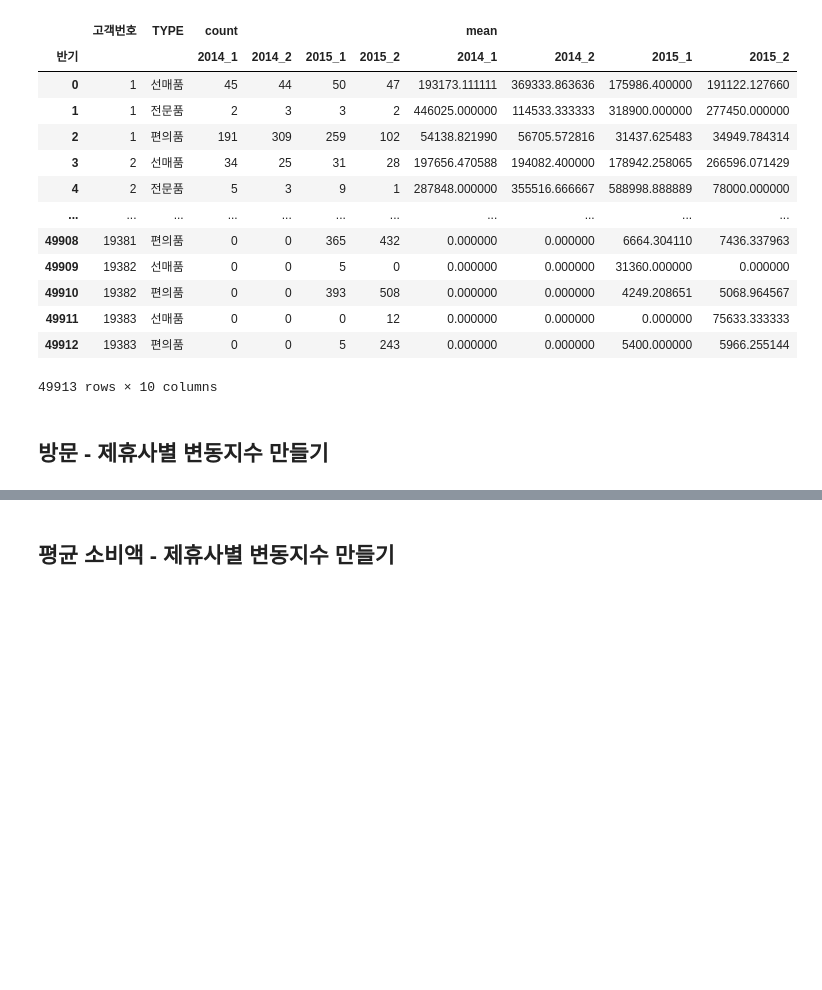
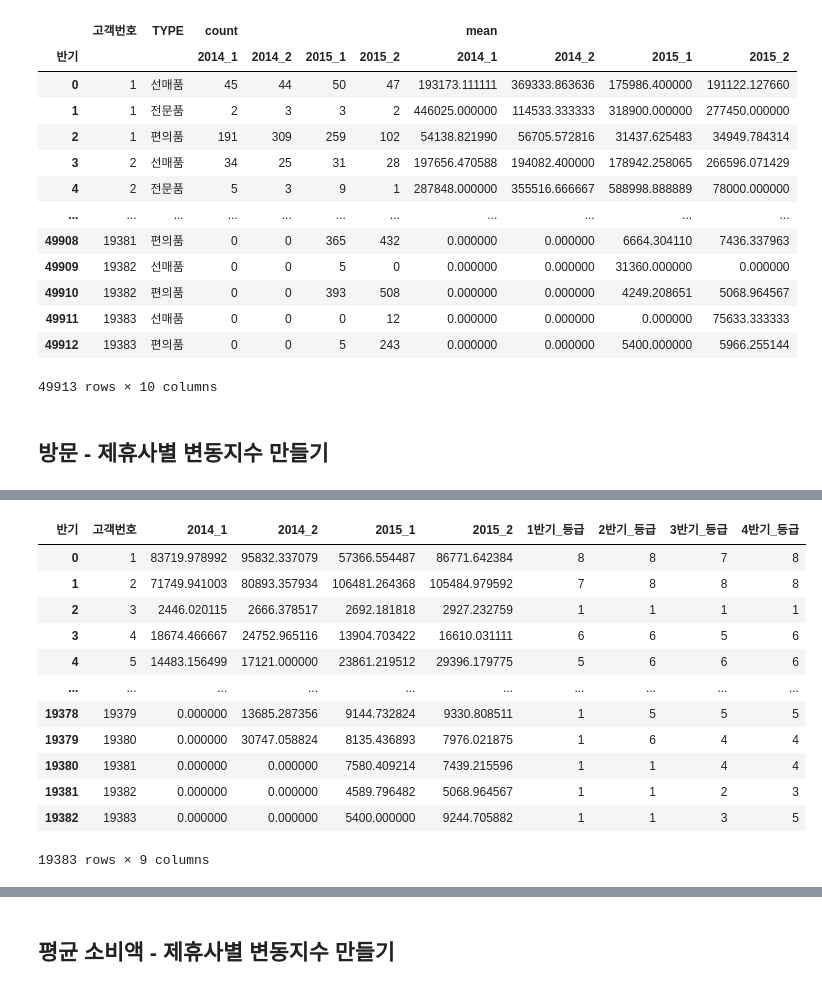
Before and after one commit to PKLH/cakd_LP, a Jupyter notebook: WorkSpace/Kim/EDA_1018.ipynb, the cells around one changed output, grey strips where cells are left out. Saved outputs shown, nothing was run; the diff lists cells and outputs as text; code cells hidden in the pictures; blank space fills up the shorter version.

```diff
--- a/WorkSpace/Kim/EDA_1018.ipynb
+++ b/WorkSpace/Kim/EDA_1018.ipynb
@@ -227,0 +382,39 @@ def make_variable_index(option):
+# %%
+def make_lev(x,y):
+    if x > lev_dict[y][7]:
+        return 9
+    elif x > lev_dict[y][6]:
+        return 8
+    elif x > lev_dict[y][5]:
+        return 7
+    elif x > lev_dict[y][4]:
+        return 6
+    elif x > lev_dict[y][3]:
+        return 5
+    elif x > lev_dict[y][2]:
+        return 4
+    elif x > lev_dict[y][1]:
+        return 3
+    elif x > lev_dict[y][0]:
+        return 2
+    else:
+        return 1
+pp_pv['1반기_등급'] = pp_pv.apply(lambda row: make_lev(row['2014_1'],'2014_1'),axis=1)
+pp_pv['2반기_등급'] = pp_pv.apply(lambda row: make_lev(row['2014_2'],'2014_2'),axis=1)
+pp_pv['3반기_등급'] = pp_pv.apply(lambda row: make_lev(row['2015_1'],'2015_1'),axis=1)
+pp_pv['4반기_등급'] = pp_pv.apply(lambda row: make_lev(row['2015_2'],'2015_2'),axis=1)
+pp_pv
+# %% [output]
+| 반기 | 고객번호 | 2014_1 | 2014_2 | 2015_1 | 2015_2 | 1반기_등급 | 2반기_등급 | 3반기_등급 | 4반기_등급 |
+| 0 | 1 | 83719.978992 | 95832.337079 | 57366.554487 | 86771.642384 | 8 | 8 | 7 | 8 |
+| 1 | 2 | 71749.941003 | 80893.357934 | 106481.264368 | 105484.979592 | 7 | 8 | 8 | 8 |
+| 2 | 3 | 2446.020115 | 2666.378517 | 2692.181818 | 2927.232759 | 1 | 1 | 1 | 1 |
+| 3 | 4 | 18674.466667 | 24752.965116 | 13904.703422 | 16610.031111 | 6 | 6 | 5 | 6 |
+| 4 | 5 | 14483.156499 | 17121.000000 | 23861.219512 | 29396.179775 | 5 | 6 | 6 | 6 |
+| ... | ... | ... | ... | ... | ... | ... | ... | ... | ... |
+| 19378 | 19379 | 0.000000 | 13685.287356 | 9144.732824 | 9330.808511 | 1 | 5 | 5 | 5 |
+| 19379 | 19380 | 0.000000 | 30747.058824 | 8135.436893 | 7976.021875 | 1 | 6 | 4 | 4 |
+| 19380 | 19381 | 0.000000 | 0.000000 | 7580.409214 | 7439.215596 | 1 | 1 | 4 | 4 |
+| 19381 | 19382 | 0.000000 | 0.000000 | 4589.796482 | 5068.964567 | 1 | 1 | 2 | 3 |
+| 19382 | 19383 | 0.000000 | 0.000000 | 5400.000000 | 9244.705882 | 1 | 1 | 3 | 5 |
+19383 rows × 9 columns
```
Also changed, not shown: parts of 29 cells of this notebook.
